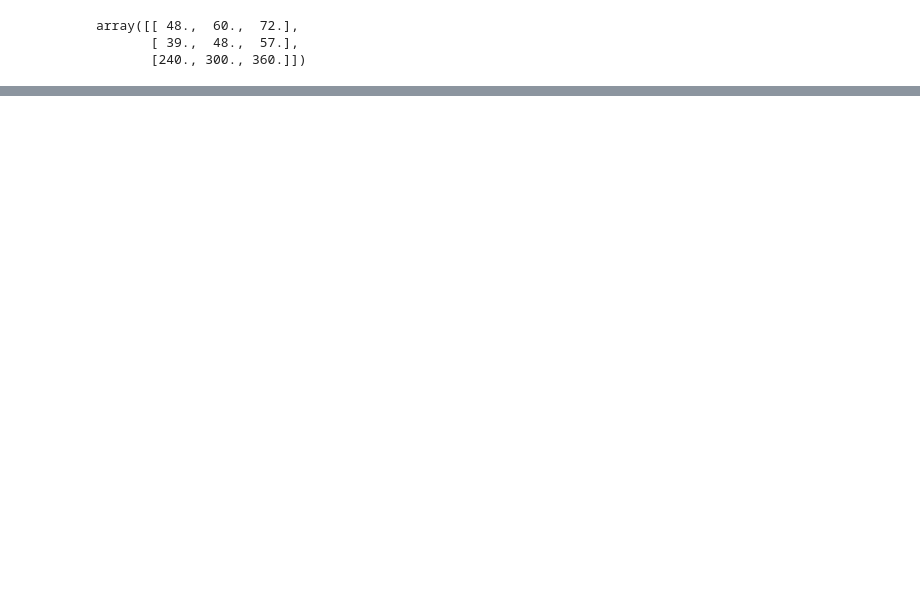
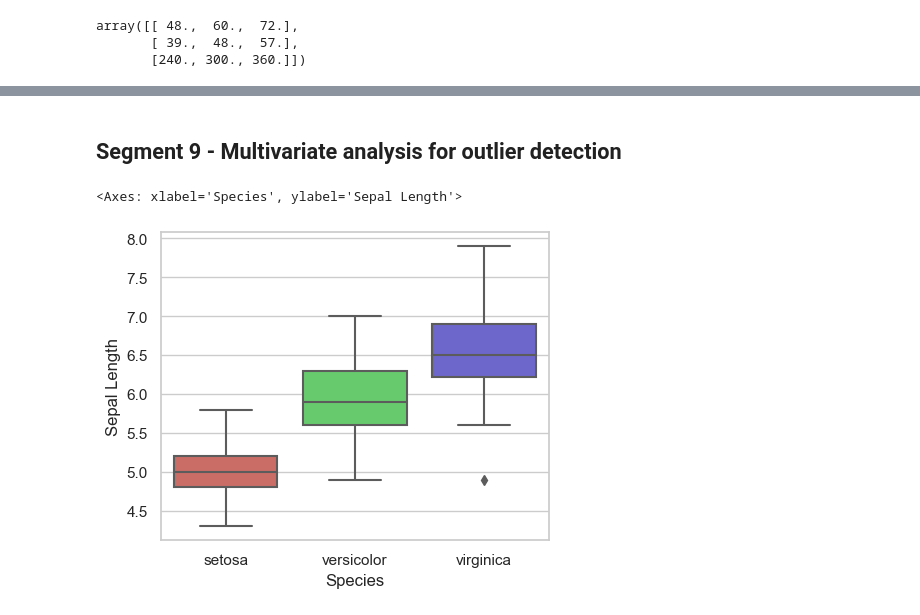
Before and after one commit to kaledinaoksana/DATA-ANALYST, a Jupyter notebook: 5_BasicMathStat.ipynb, the cells around one changed output, grey strips where cells are left out. Drawn from its saved outputs; the diff is of its cells as text; code cells hidden in the pictures; blank space fills up the shorter version.

```diff
--- a/5_BasicMathStat.ipynb
+++ b/5_BasicMathStat.ipynb
@@ -357,0 +432,9 @@ print(X_df.describe())
+# %%
+%matplotlib inline
+rcParams['figure.figsize'] = 3, 2
+sb.set_style('whitegrid')
+
+address = 'data/mtcars.csv'
+
+cars = pd.read_csv(address)
+cars.columns = ['car_names','mpg','cyl','disp','hp','drat','wt','qsec','vs','am','gear','carb']
@@ -357,0 +511,8 @@ print(X_df.describe())
+# %%
+address = 'data/iris.data.csv'
+df = pd.read_csv(filepath_or_buffer=address, header=None, sep=',')
+
+df.columns=['Sepal Length','Sepal Width','Petal Length','Petal Width', 'Species']
+X = df.iloc[:,0:4].values
+y = df.iloc[:,4].values
+df[:5]
@@ -357,0 +547,7 @@ print(X_df.describe())
+# %%
+%matplotlib inline
+rcParams['figure.figsize'] = 6, 5
+sb.set_style('whitegrid')
+
+df.boxplot(return_type='dict')
+plt.plot()
@@ -357,0 +589,7 @@ print(X_df.describe())
+# %% [markdown]
+## Segment 9 - Multivariate analysis for outlier detection
+# %%
+sb.boxplot(x='Species', y='Sepal Length', data=df, palette='hls')
+# %% [output]
+<Axes: xlabel='Species', ylabel='Sepal Length'>
+[figure, added]
```
Also changed, not shown: parts of 75 cells of this notebook.
